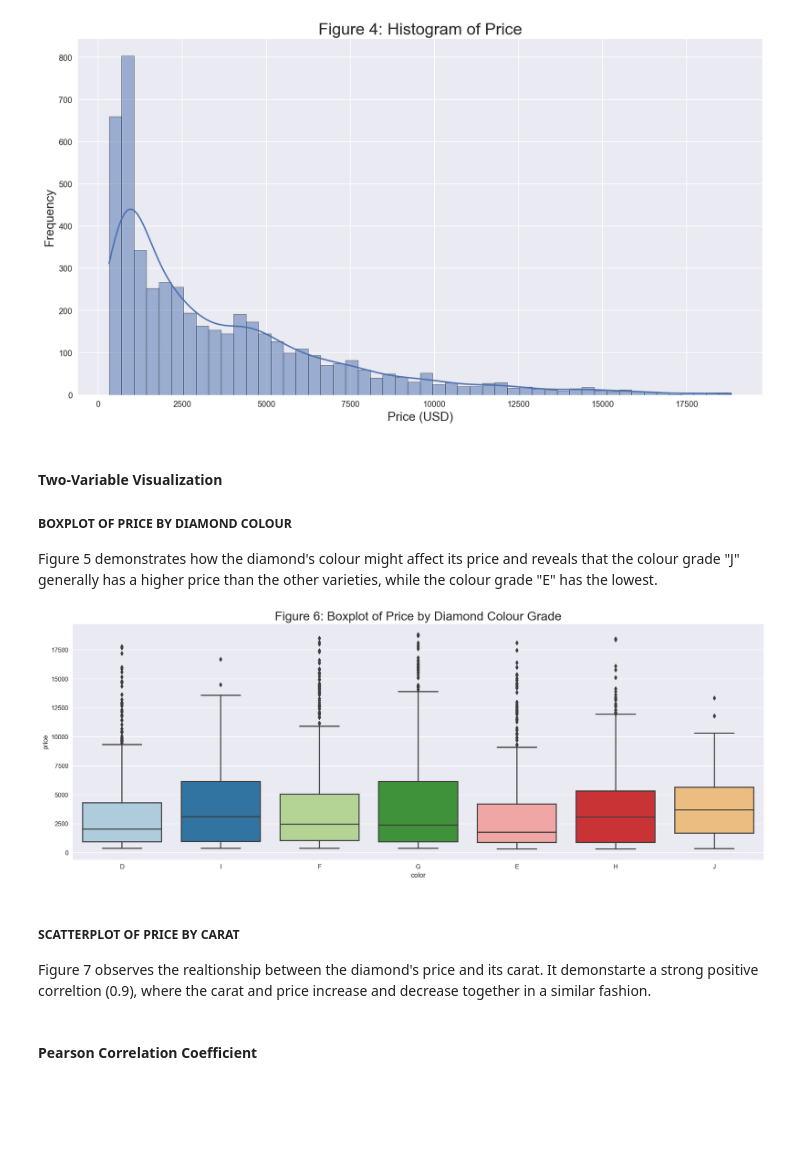
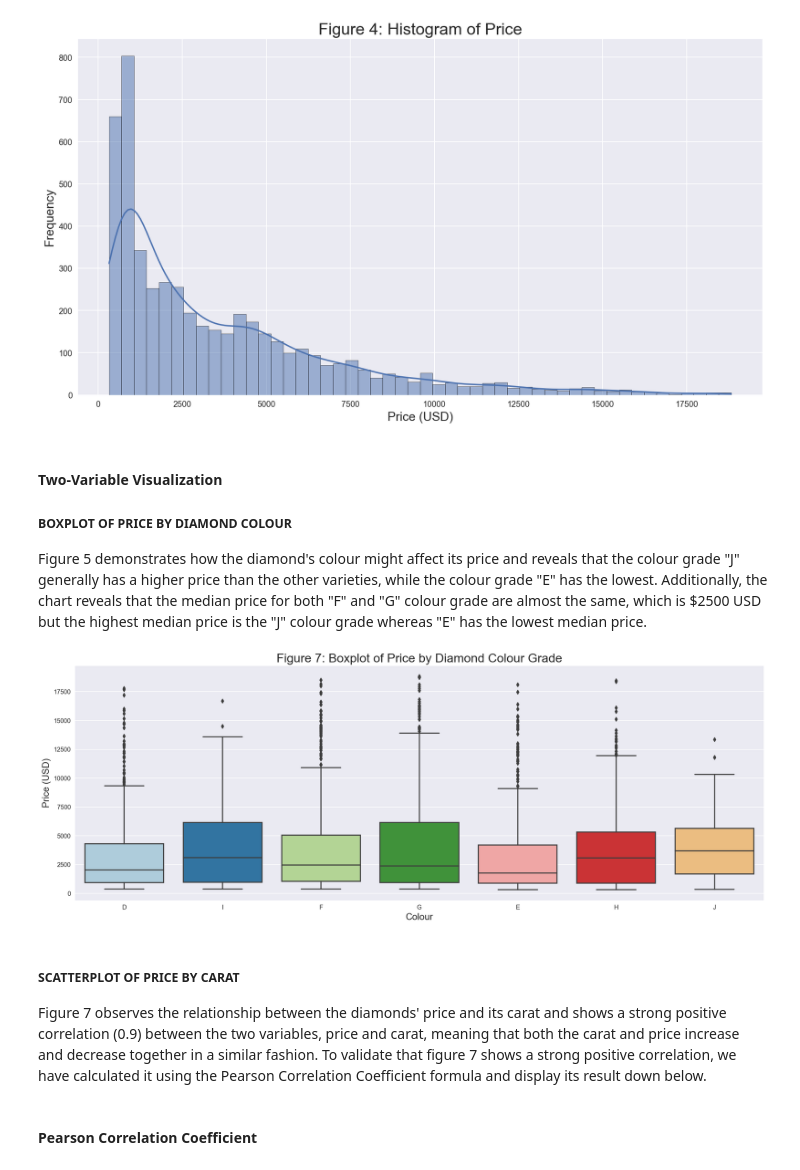
Before and after one commit to s3955624-Chee-Kin-Go/Phase-1, a Jupyter notebook: Phase 1 real.ipynb, the cells around one changed output. Cells and saved outputs as stored; diff of their text form; code cells hidden in the pictures; blank space fills up the shorter version.

```diff
--- a/Phase 1 real.ipynb
+++ b/Phase 1 real.ipynb
@@ -265,19 +267,21 @@ plt.show();
 # %% [output]
 [figure]
 # %% [markdown]
-<h4>Two-Variable Visualization</h4>
+<h4><b>Two-Variable Visualization</b></h4>
 <h5>BOXPLOT OF PRICE BY DIAMOND COLOUR</h5>
-Figure 5 demonstrates how the diamond's colour might affect its price and reveals that the colour grade "J" generally has a higher price than the other varieties, while the colour grade "E" has the lowest.
+Figure 5 demonstrates how the diamond's colour might affect its price and reveals that the colour grade "J" generally has a higher price than the other varieties, while the colour grade "E" has the lowest. Additionally, the chart reveals that the median price for both "F" and "G" colour grade are almost the same, which is $2500 USD but the highest median price is the "J" colour grade whereas "E" has the lowest median price.
 # %%
 plt.figure(figsize = (20,7))
 sns.boxplot(data = df, x="color", y="price", palette='Paired')
-plt.title('Figure 6: Boxplot of Price by Diamond Colour Grade', fontsize = 20)
+plt.title('Figure 7: Boxplot of Price by Diamond Colour Grade', fontsize = 20)
+plt.xlabel('Colour', fontsize = 15)
+plt.ylabel('Price (USD)', fontsize = 15)
 plt.show()
 # %% [output]
-[figure, old version]
+[figure, new version]
 # %% [markdown]
 <h5>SCATTERPLOT OF PRICE BY CARAT</h5>
-Figure 7 observes the realtionship between the diamond's price and its carat. It demonstarte a strong positive correltion (0.9), where the carat and price increase and decrease together in a similar fashion.
+Figure 7 observes the relationship between the diamonds' price and its carat and shows a strong positive correlation (0.9) between the two variables, price and carat, meaning that both the carat and price increase and decrease together in a similar fashion. To validate that figure 7 shows a strong positive correlation, we have calculated it using the Pearson Correlation Coefficient formula and display its result down below.
 # %% [markdown]
 <h4>Pearson Correlation Coefficient</h4>
 # %%
```
Also changed, not shown: parts of 20 cells of this notebook.
